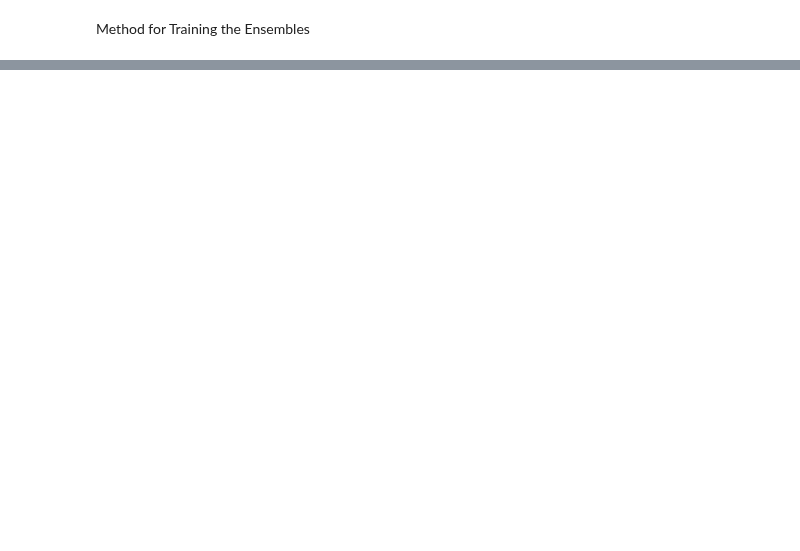
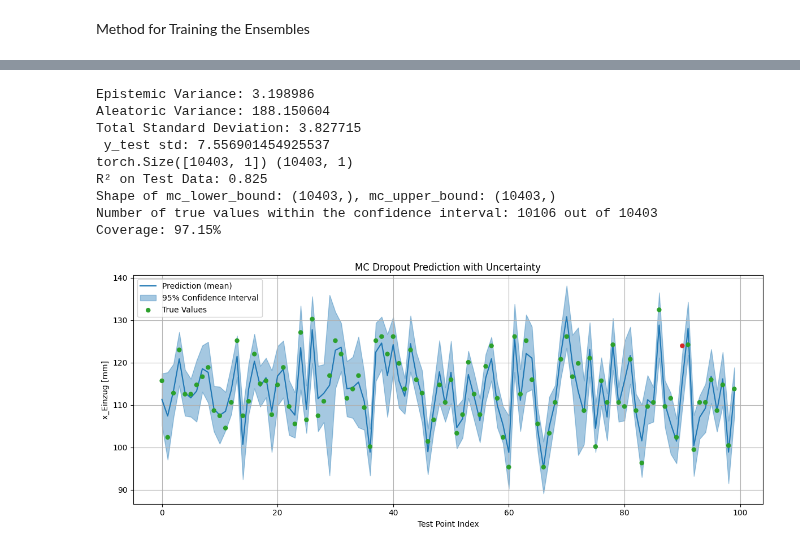
Before and after one commit to Fynn1612/Masterarbeit, a Jupyter notebook: models/Deep Ensembles.ipynb, the cells around one changed output, grey strips where cells are left out. Cells and saved outputs as stored; diff of their text form; code cells hidden in the pictures; blank space fills up the shorter version.

```diff
--- a/models/Deep Ensembles.ipynb
+++ b/models/Deep Ensembles.ipynb
@@ -98,7 +84,7 @@ Method for Training the Ensembles
 def train_model(net, optimizer, batch_size=64, n_epochs=1000, patience=20, device = 'cpu'):
 
     # DataLoader for batching the data
-    train_dataset = TensorDataset(X_train_tensor, y_train_tensor)
+    train_dataset = TensorDataset(X_train, y_train)
     train_loader = DataLoader(train_dataset, batch_size = batch_size, shuffle=True)
 
     # Early Stopping values
@@ -121,11 +107,11 @@ def train_model(net, optimizer, batch_size=64, n_epochs=1000, patience=20, devic
         loss_history.append(loss.item())
 
         # calculate validation loss
-        model.eval()                            # Set model to evaluation mode
+        net.eval()                            # Set model to evaluation mode
         with torch.no_grad():
 
             # Forward pass
-            val_loss = NN_model.heteroscedastic_loss(model, X_val_tensor, y_val_tensor)
+            val_loss = NN_model.heteroscedastic_loss(net, X_val, y_val)
 
             val_loss_history.append(val_loss.item())
 
@@ -133,20 +119,21 @@ def train_model(net, optimizer, batch_size=64, n_epochs=1000, patience=20, devic
         if val_loss < best_val_loss:
             best_val_loss = val_loss
             epochs_no_improve = 0
-            best_model_state = model.state_dict()
+            best_model_state = net.state_dict()
             print(f"Epoch {epoch+1}/{n_epochs}, Train Loss: {np.mean(batch_losses):.4f}, Val Loss: {val_loss.item():.4f}, Best Val Loss: {best_val_loss:.4f}")
 
         else:
             epochs_no_improve += 1
             if epochs_no_improve >= patience:
                 print(f"Early stopping at epoch {epoch+1}, Best Val Loss: {best_val_loss:.4f}")
-                model.load_state_dict(best_model_state)
+                net.load_state_dict(best_model_state)
                 break
 
 
-    outputs = [net(X_test_tensor)]
-    outputs = np.hstack(torch.stack(outputs).detach().numpy())
+    outputs_mean, outouts_log_var = net(X_test)
+    outputs_mean = outputs_mean.detach().cpu().numpy()
+    outputs_log_var = outouts_log_var.detach().cpu().numpy()
 
-    return loss_history, val_loss_history, outputs
+    return loss_history, val_loss_history, outputs_mean, outputs_log_var
 # %%
 device = torch.device("cuda" if torch.cuda.is_available() else "cpu")
@@ -173,29 +188,29 @@ random_indices = np.random.choice(len(X_test), num_points, replace=False)
 random_indices.sort()
 
 # Calculate the mean and standard deviation of the predictions on the test data
-mean_test_pred_heteroscedastic = np.mean(outputs, axis = 0)
+mean_test_pred_heteroscedastic = np.mean(outputs_mean, axis = 0)
 
-# # Calculate epistemic
-# epistemic_var_heteroscedastic = np.var(y_test_pred_heteroscedastic_mean, axis=0)
-# print(f"Epistemic Variance: {epistemic_var_heteroscedastic.mean():.6f}")
+# Calculate epistemic
+epistemic_var_heteroscedastic = np.var(outputs_mean, axis=0)
+print(f"Epistemic Variance: {epistemic_var_heteroscedastic.mean():.6f}")
 
-# # Calculate aleatoric variance (heteroscedastic)
-# aleatoric_var_heteroscedastic = np.mean(y_test_pred_heteroscedastic_var, axis=0)
-# print(f"Aleatoric Variance: {aleatoric_var_heteroscedastic.mean():.6f}")
+# Calculate aleatoric variance (heteroscedastic)
+aleatoric_var_heteroscedastic = np.mean(outputs_log_var, axis=0)
+print(f"Aleatoric Variance: {aleatoric_var_heteroscedastic.mean():.6f}")
 
-# # Calculate total standard deviation
-# total_std_heteroscedastic = np.sqrt(epistemic_var_heteroscedastic + aleatoric_var_heteroscedastic)
-# print(f"Total Standard Deviation: {total_std_heteroscedastic.mean():.6f}")
+# Calculate total standard deviation
+total_std_heteroscedastic = np.sqrt(epistemic_var_heteroscedastic + aleatoric_var_heteroscedastic)
+print(f"Total Standard Deviation: {total_std_heteroscedastic.mean():.6f}")
 
-#print(f' y_test std: {y_test_tensor.std().item()}')
-
+print(f' y_test std: {y_test_tensor.std().item()}')
+print(y_test_tensor.shape, mean_test_pred_heteroscedastic.shape)
 # Calculate R² score for the test data
-r2_test = r2_score(y_test_tensor.cpu(), mean_test_pred_heteroscedastic)
+r2_test = r2_score(y_test_tensor.cpu().squeeze(), mean_test_pred_heteroscedastic)
 print(f"R² on Test Data: {r2_test:.3f}")
 
 # Assign descriptive variable names for MC Dropout mean and standard deviation
 mc_mean = mean_test_pred_heteroscedastic  # Predicted mean for each test point
-mc_std = np.std(outputs, axis = 0)   # Predicted standard deviation for uncertainty
+mc_std = total_std_heteroscedastic   # Predicted standard deviation for uncertainty
 
 # Define the confidence interval bounds (95% CI ≈ mean ± 2*std)
 mc_lower_bound = (mc_mean - 2 * mc_std).reshape(-1)  # Ensure it is a 1D array
@@ -220,30 +235,41 @@ coverage = np.mean(in_interval) * 100  # in percentage
 # Print the coverage value
 print(f"Coverage: {coverage:.2f}%")
 
 # Check whether each true value from random indices lies within the 95% confidence interval
 # If yes, the point will be green; if not, red
 in_interval_rand_indi = (y_test[random_indices] >= mc_lower_bound[random_indices]) & (y_test[random_indices] <= mc_upper_bound[random_indices])
 colors = ['tab:green' if inside else 'tab:red' for inside in in_interval_rand_indi]
 
 # Create the plot
 plt.figure(figsize=(12, 5))
 x_axis = np.arange(num_points)  # Create an index axis for plotting
 
 # Plot the predicted mean
 plt.plot(x_axis, mc_mean[random_indices], label="Prediction (mean)", color='tab:blue')
 
 # Plot the confidence interval as a shaded region
 plt.fill_between(x_axis, mc_lower_bound[random_indices], mc_upper_bound[random_indices], alpha=0.4,
                  color='tab:blue', label='95% Confidence Interval')
 
 # Scatter plot of true values with color-coded points based on interval inclusion
 plt.scatter(x_axis, y_test_tensor[random_indices].cpu().flatten(), label="True Values", c=colors, s=25, zorder=3)
 
 # Final plot settings
 plt.title("MC Dropout Prediction with Uncertainty")
 plt.xlabel("Test Point Index")
 plt.ylabel("x_Einzug [mm]")
 plt.legend()
 plt.grid(True)
 plt.tight_layout()
 plt.show()
+# %% [output]
+Epistemic Variance: 3.198986
+Aleatoric Variance: 188.150604
+Total Standard Deviation: 3.827715
+ y_test std: 7.556901454925537
+torch.Size([10403, 1]) (10403, 1)
+R² on Test Data: 0.825
+Shape of mc_lower_bound: (10403,), mc_upper_bound: (10403,)
+Number of true values within the confidence interval: 10106 out of 10403
+Coverage: 97.15%
+[figure, added]
```
Also changed, not shown: parts of 3 cells of this notebook, 1 other file.
